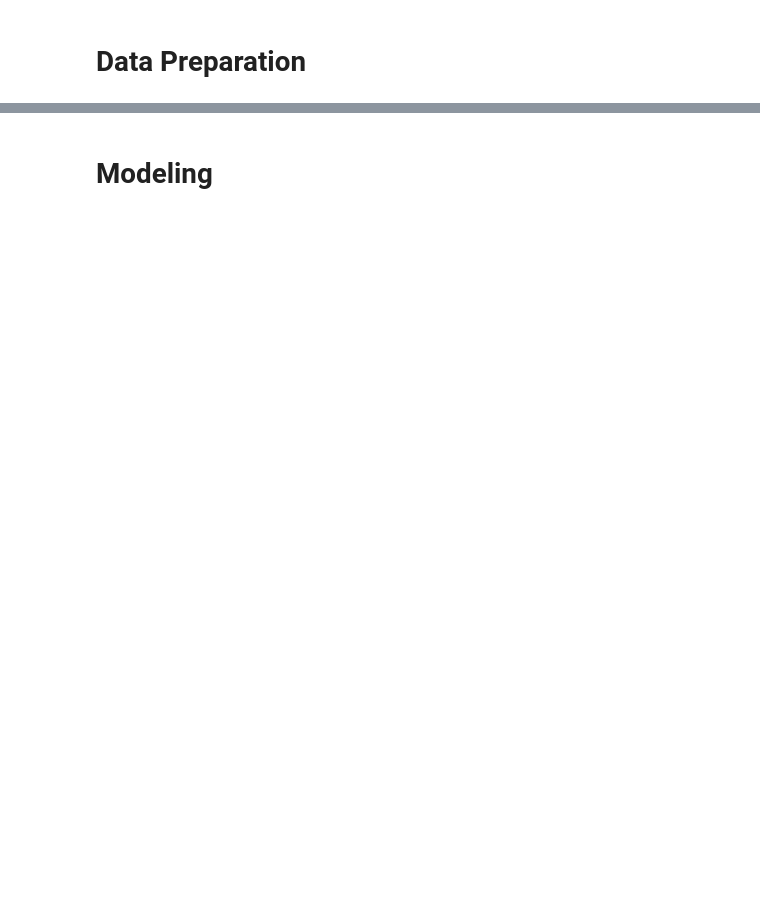
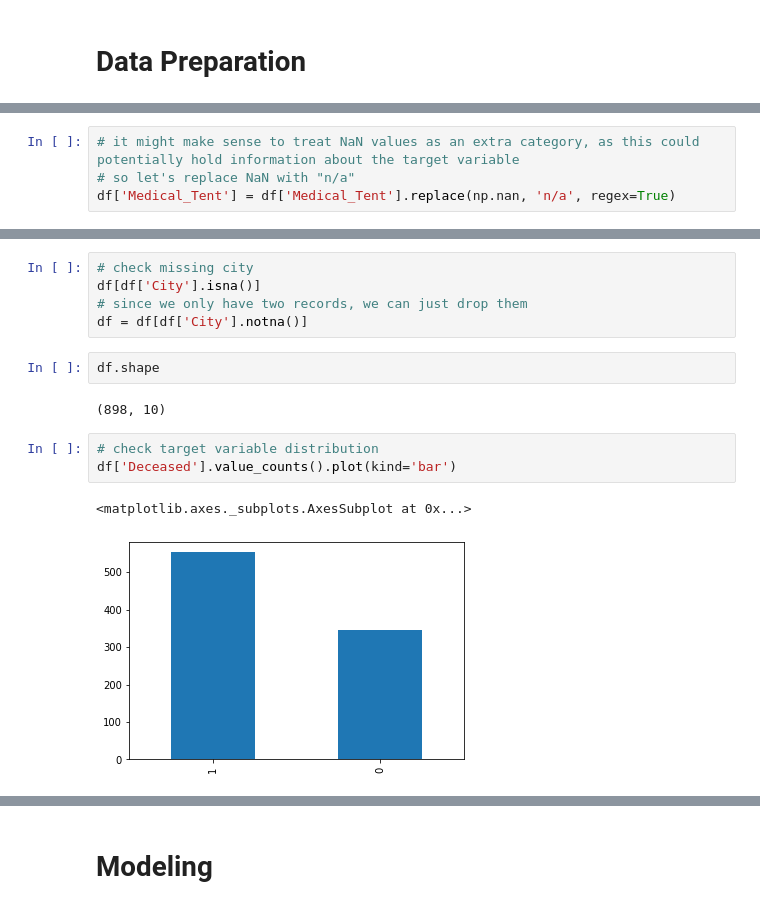
Before and after one commit to mrmachatschek/pandemic_survival_prediction, a Jupyter notebook: main.ipynb, the cells around one changed output, grey strips where cells are left out. Saved outputs shown, nothing was run; the diff lists cells and outputs as text; blank space fills up the shorter version.

Commit message:
data preparation (missing values, label & one-hot encoding), class balance check

```diff
--- a/main.ipynb
+++ b/main.ipynb
@@ -78,0 +101,4 @@ Name: Family_Case_ID, dtype: int64
+# %%
+# it might make sense to treat NaN values as an extra category, as this could potentially hold information about the target variable
+# so let's replace NaN with "n/a"
+df['Medical_Tent'] = df['Medical_Tent'].replace(np.nan, 'n/a', regex=True)
@@ -78,0 +134,15 @@ Name: Family_Case_ID, dtype: int64
+# %%
+# check missing city
+df[df['City'].isna()]
+# since we only have two records, we can just drop them
+df = df[df['City'].notna()]
+# %%
+df.shape
+# %% [output]
+(898, 10)
+# %%
+# check target variable distribution
+df['Deceased'].value_counts().plot(kind='bar')
+# %% [output]
+<matplotlib.axes._subplots.AxesSubplot at 0x...>
+[figure, added]
```
Also changed, not shown: parts of 11 cells of this notebook.
